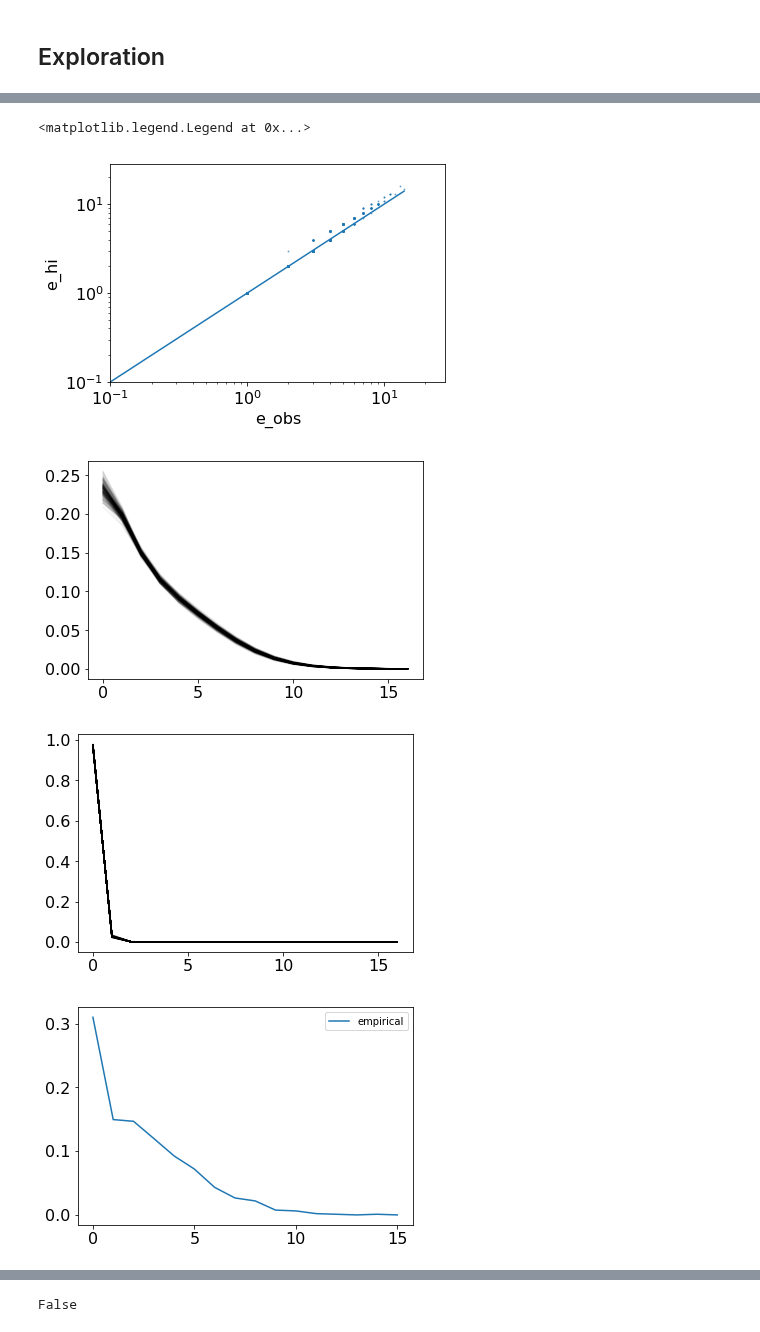
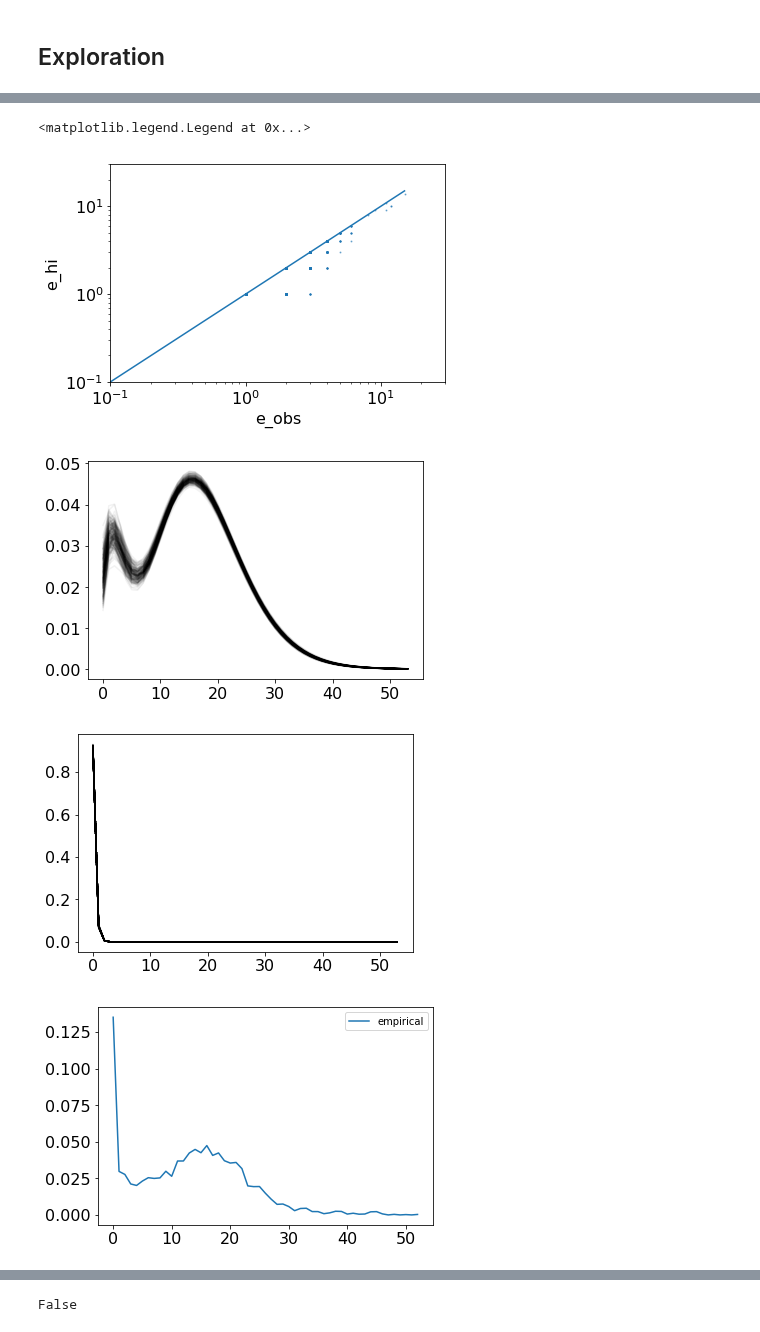
Before and after one commit to broadinstitute/CellBender, a Jupyter notebook: proto/chimera/notebooks/dtm_exploration.ipynb, the cells around one changed output, grey strips where cells are left out. Saved outputs shown, nothing was run; the diff lists cells and outputs as text; code cells hidden in the pictures.

```diff
--- a/proto/chimera/notebooks/dtm_exploration.ipynb
+++ b/proto/chimera/notebooks/dtm_exploration.ipynb
@@ -41,11 +41,11 @@ plt.rc('ytick', labelsize=16)
 device = torch.device('cuda')
 dtype = torch.float
 
-dataset_name = 'pbmc4k_ss_rate_0.25'
-sc_fingerprint_path = '/home/jupyter/data/10x/pbmc4k_ss_rate_0.25_sc_fingerprint.pkl'
+# dataset_name = 'pbmc4k_ss_rate_0.25'
+# sc_fingerprint_path = '/home/jupyter/data/10x/pbmc4k_ss_rate_0.25_sc_fingerprint.pkl'
 
-# dataset_name = 'pbmc4k'
-# sc_fingerprint_path = '/home/jupyter/data/10x/pbmc4k_sc_fingerprint.pkl'
+dataset_name = 'pbmc4k'
+sc_fingerprint_path = '/home/jupyter/data/10x/pbmc4k_sc_fingerprint.pkl'
 
 # dataset_name = 'neuron_9k'
 # sc_fingerprint_path = '/home/jupyter/data/10x/neuron_9k_sc_fingerprint.pkl'
@@ -73,8 +73,7 @@ zinb_fitter_kwargs = {
 # sc_fingerprint_dtm = SingleCellFingerprintDTM(
 #     sc_fingerprint_base,
 #     n_gene_groups=10,
-#     zinb_fitter_kwargs=zinb_fitter_kwargs,
-#     max_estimated_chimera_family_size=0)
+#     zinb_fitter_kwargs=zinb_fitter_kwargs)
 
 
 # load fingerprint and instantiate the data-store
@@ -91,7 +90,6 @@ sc_fingerprint_dtm = SingleCellFingerprintDTM(
     n_gene_groups=100,
     enable_cell_features=False,
     zinb_fitter_kwargs=zinb_fitter_kwargs,
-    max_estimated_chimera_family_size=0,
     allow_dense_int_ndarray=False,
     device=device,
     dtype=dtype)
@@ -105,7 +103,6 @@ sc_fingerprint_dtm = SingleCellFingerprintDTM(
 #     sc_fingerprint_base,
 #     n_gene_groups=100,
 #     zinb_fitter_kwargs=zinb_fitter_kwargs,
-#     max_estimated_chimera_family_size=0,
 #     allow_dense_int_ndarray=False,
 #     device=device,
 #     dtype=dtype)
@@ -735,5 +733,5 @@ with torch.no_grad():
 # %%
-gene_index = 504
+gene_index = 400
 
 sampler = PosteriorGeneExpressionSampler(model, device, dtype)
 expr_dict = sampler.get_gene_expression_posterior_sampling_summary(
@@ -742,7 +740,7 @@ expr_dict = sampler.get_gene_expression_posterior_sampling_summary(
     n_particles_omega=10,
     n_particles_cell=10,
     n_particles_expression=10,
-    cell_shard_size=500,
+    cell_shard_size=100,
     run_mode="full",
     only_expressing_cells=False)
 # expr_dict =  sampler.get_gene_expression_posterior_moments_summary(
@@ -761,6 +759,7 @@ data = sampler._generate_single_gene_minibatch_data(
 expr_params_dict = gene_expression_prior.forward(
     data['gene_index_tensor'],
     data['cell_index_tensor'],
+    data['total_obs_molecules_per_cell_tensor']/model.mean_total_molecules_per_cell,
     data['cell_features_tensor'],
     data['total_obs_reads_per_cell_tensor'],
     data['downsampling_rate_tensor'])
@@ -852,5 +851,5 @@ p_obs_hi: 0.768 +- 0.009
 <matplotlib.legend.Legend at 0x...>
-[figure, old version]
+[figure, new version]
-[figure, old version]
+[figure, new version]
-[figure, old version]
+[figure, new version]
-[figure, old version]
+[figure, new version]
```
Also changed, not shown: parts of 28 cells of this notebook, 4 other files.
